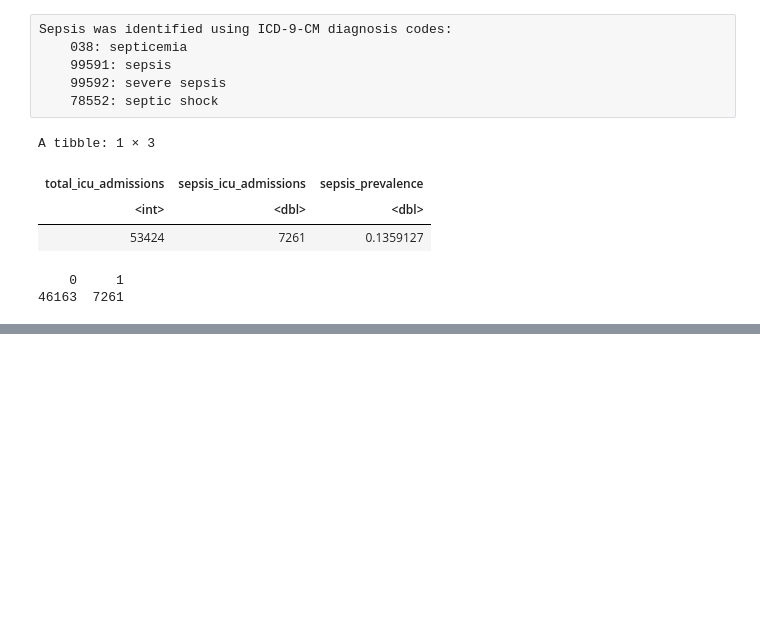
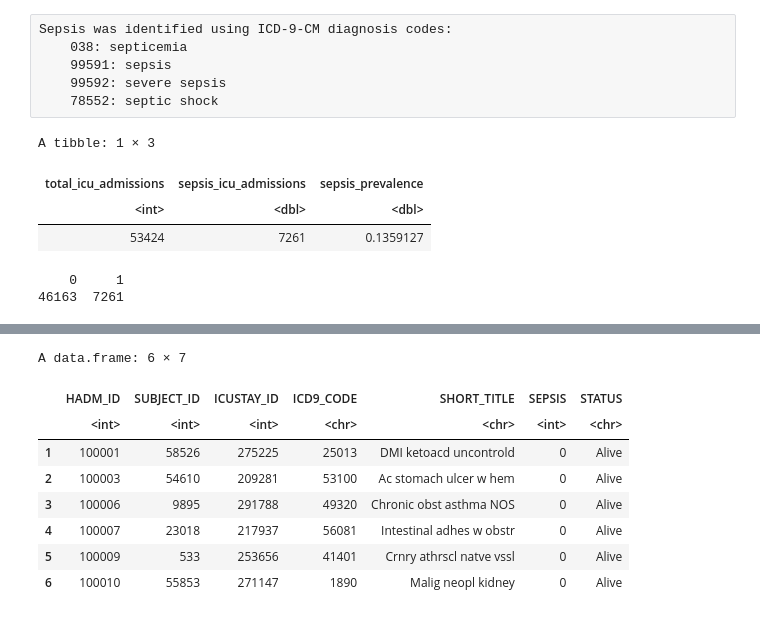
Before and after one commit to Blanqui04/EHR-A3-Group-B, a Jupyter notebook: analysis/Activity-A3.ipynb, the cells around one changed output, grey strips where cells are left out. Drawn from its saved outputs; the diff is of its cells as text; code cells hidden in the pictures; blank space fills up the shorter version.

```diff
--- a/analysis/Activity-A3.ipynb
+++ b/analysis/Activity-A3.ipynb
@@ -140,0 +185,12 @@ table(cohort_sepsis$sepsis)
+# %%
+head(mortality_df)
+# %% [output]
+A data.frame: 6 × 7
+|  | HADM_ID | SUBJECT_ID | ICUSTAY_ID | ICD9_CODE | SHORT_TITLE | SEPSIS | STATUS |
+|  | <int> | <int> | <int> | <chr> | <chr> | <int> | <chr> |
+| 1 | 100001 | 58526 | 275225 | 25013 | DMI ketoacd uncontrold | 0 | Alive |
+| 2 | 100003 | 54610 | 209281 | 53100 | Ac stomach ulcer w hem | 0 | Alive |
+| 3 | 100006 | 9895 | 291788 | 49320 | Chronic obst asthma NOS | 0 | Alive |
+| 4 | 100007 | 23018 | 217937 | 56081 | Intestinal adhes w obstr | 0 | Alive |
+| 5 | 100009 | 533 | 253656 | 41401 | Crnry athrscl natve vssl | 0 | Alive |
+| 6 | 100010 | 55853 | 271147 | 1890 | Malig neopl kidney | 0 | Alive |
```
Also changed, not shown: parts of 6 cells of this notebook, 1 other file.
